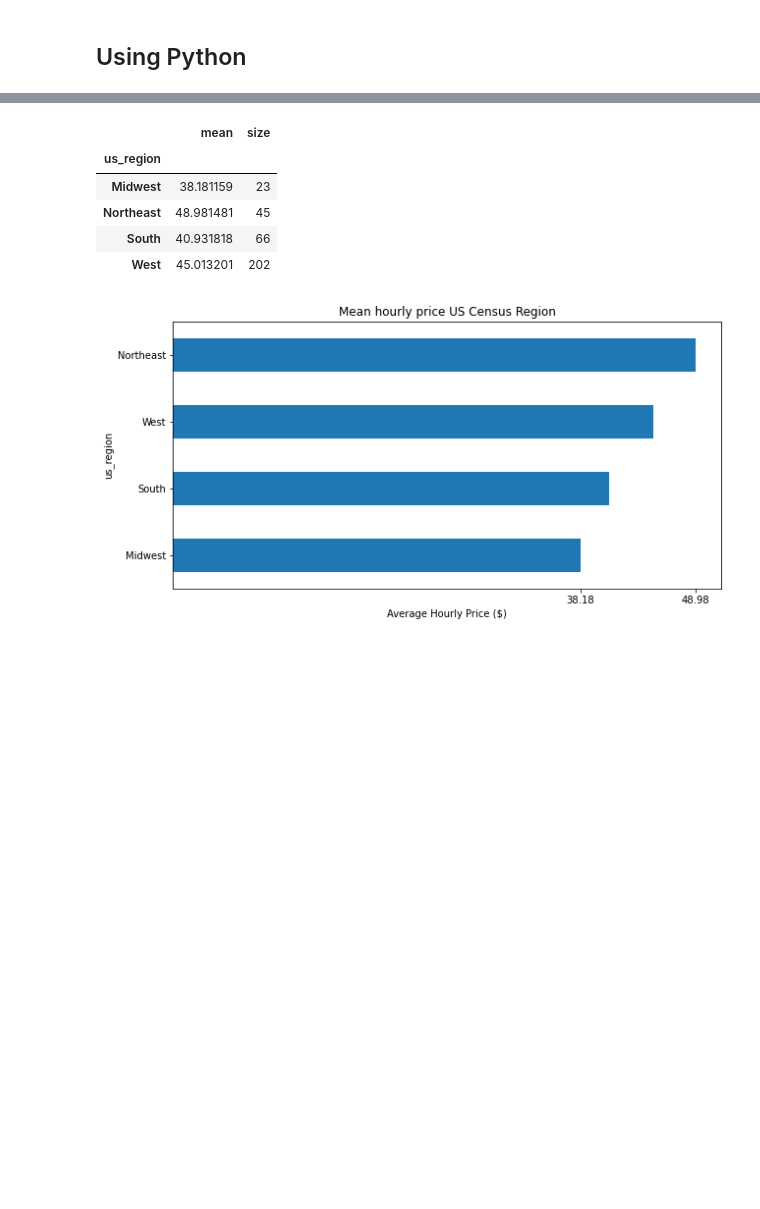
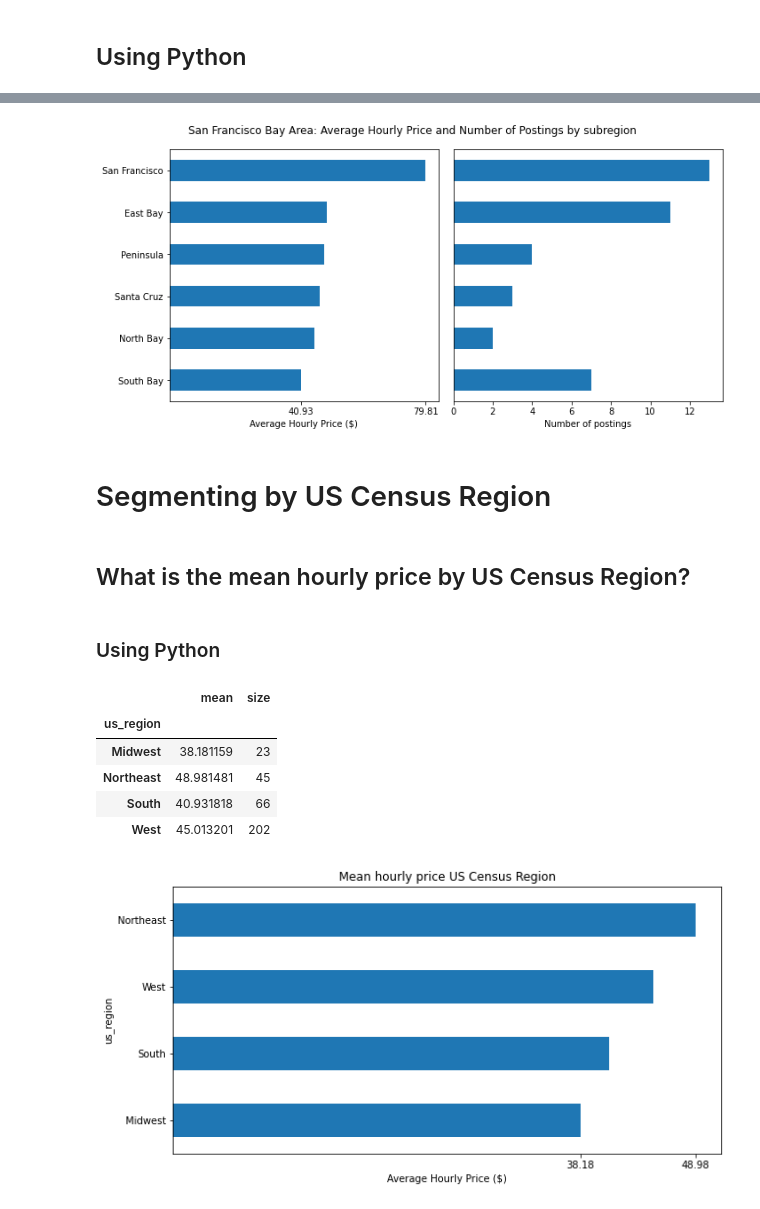
Before and after one commit to papir805/craigslist_web_scraper, a Jupyter notebook: CL_eda/tutoring_EDA_with_SQL.ipynb, the cells around one changed output, grey strips where cells are left out. Drawn from its saved outputs; the diff is of its cells as text; code cells hidden in the pictures; blank space fills up the shorter version.

```diff
--- a/CL_eda/tutoring_EDA_with_SQL.ipynb
+++ b/CL_eda/tutoring_EDA_with_SQL.ipynb
@@ -326,0 +397,12 @@ plt.title('Count of postings by state\n(Any state that had less than 10 postings
+# %%
+mean_price_and_size_sfbayarea = pd.read_sql_query("""
+SELECT subregion
+     , AVG(price) AS mean_price
+     , COUNT(id) AS num_posts
+FROM cl_tutoring
+WHERE date_scraped = '2022-02-03'
+  AND price IS NOT NULL
+  AND region = 'sfbayarea'
+GROUP BY subregion
+ORDER BY 3 DESC;
+""", con=conn, index_col='subregion')
@@ -327,3 +422,28 @@ plt.title('Count of postings by state\n(Any state that had less than 10 postings
+# %%
+fig, ax = plt.subplots(1,2, figsize=(10,5))
+
+mean_price_and_size_sfbayarea['mean_price'].sort_values().plot(kind='barh', ax=ax[0])
+ax[0].set_xlabel('Average Hourly Price ($)')
+ax[0].set_ylabel('')
+ax[0].set_xticks([mean_price_and_size_sfbayarea['mean_price'].min(), mean_price_and_size_sfbayarea['mean_price'].max()])
+
+
+mean_price_and_size_sfbayarea.sort_values(by='mean_price')['num_posts'].plot(kind='barh', ax=ax[1])
+ax[1].get_yaxis().set_visible(False)
+ax[1].set_xlabel('Number of postings')
+
+fig.suptitle('San Francisco Bay Area: Average Hourly Price and Number of Postings by subregion')
+plt.tight_layout()
+
+plt.savefig("/users/rancher/Google Drive/Coding/website/github_pages/images/craigslist_EDA/mean_price_and_num_posts_sfbayarea.png", bbox_inches="tight");
+# %% [output]
+[figure, added]
+# %% [markdown]
+# Segmenting by US Census Region
+# %% [markdown]
+## What is the mean hourly price by US Census Region?
+# %% [markdown]
+### Using Python
 # %%
 groupby_us_region = df_sql.groupby('us_region')
 mean_and_size_by_us_region = groupby_us_region['price'].agg(['mean', 'size'])
```
Also changed, not shown: parts of 86 cells of this notebook, 2 other files.
